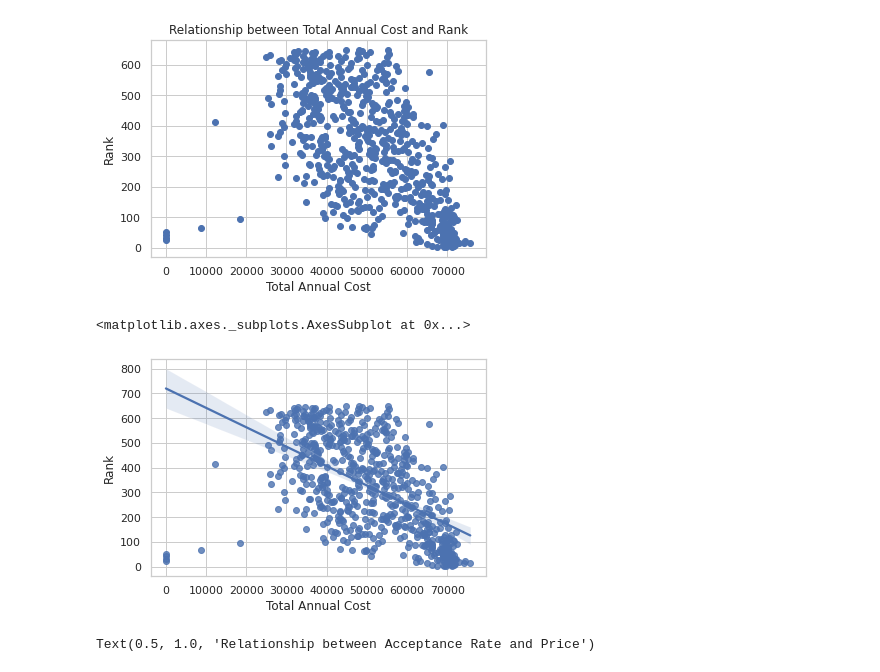
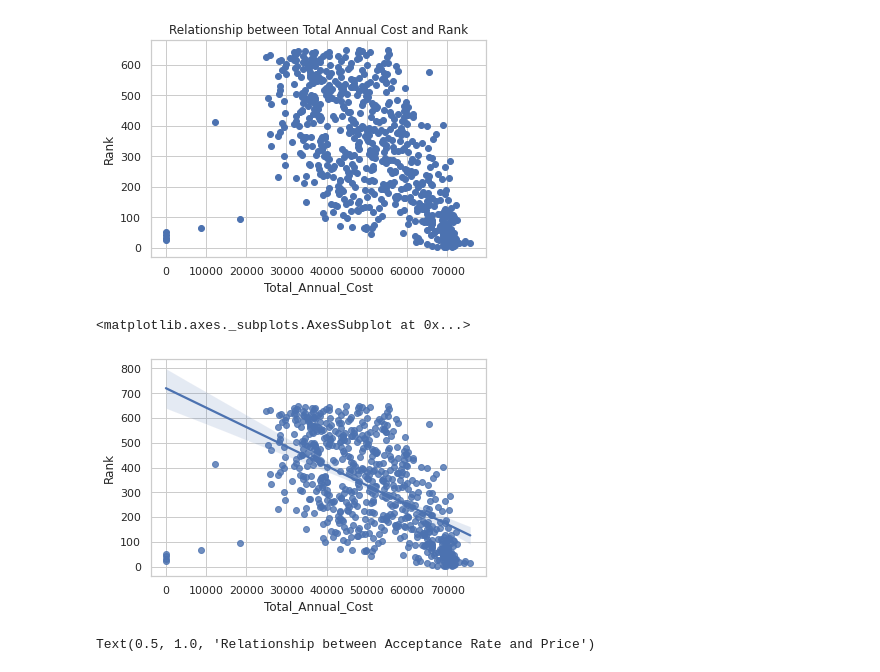
Before and after one commit to dli10/college-rankings-forbes-2019, a Jupyter notebook: PredictRankings.ipynb, the cells around one changed output. Drawn from its saved outputs; the diff is of its cells as text; code cells hidden in the pictures.

```diff
--- a/PredictRankings.ipynb
+++ b/PredictRankings.ipynb
@@ -43,5 +43,9 @@ forbesraw.shape
 # %%
 # Print column names
 print(forbesraw.columns)
+
+# Replace spaces in names with underscores
+forbesraw.columns = forbesraw.columns.str.replace(' ', '_')
+print(forbesraw.columns)
 # %% [output]
 Index(['Rank', 'Name', 'City', 'State', 'Public/Private',
@@ -104,8 +114,8 @@ Text(0.5, 1.0, 'Relationship between Total Annual Cost and Rank')
 # %%
 # We can also use seaborn regplot for this
 # This provides automatic linear regression fits (useful for data exploration later on)
-sns.regplot(y="Rank", x="Total Annual Cost", data=forbesraw, fit_reg = True)
+sns.regplot(y="Rank", x="Total_Annual_Cost", data=forbesraw, fit_reg = True)
 # %% [output]
 <matplotlib.axes._subplots.AxesSubplot at 0x...>
-[figure, old version]
+[figure, new version]
 # %%
```
Also changed, not shown: parts of 52 cells of this notebook.
